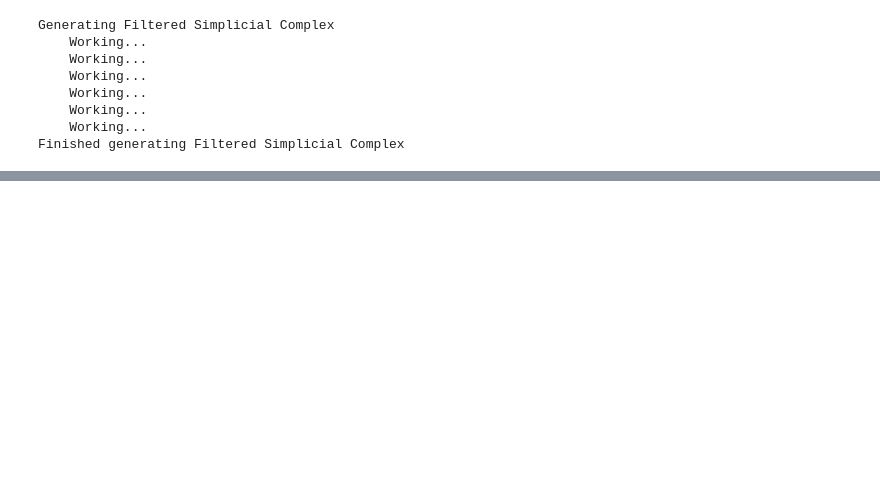
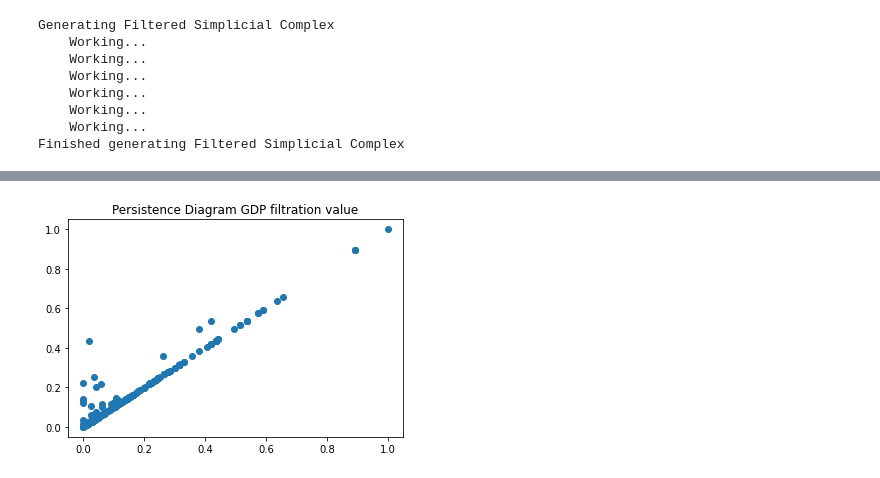
Before and after one commit to WillemSch/Topological-Learning, a Jupyter notebook: src/project/project.ipynb, the cells around one changed output, grey strips where cells are left out. Saved outputs shown, nothing was run; the diff lists cells and outputs as text; code cells hidden in the pictures; blank space fills up the shorter version.

```diff
--- a/src/project/project.ipynb
+++ b/src/project/project.ipynb
@@ -190,0 +235,37 @@ Finished generating Filtered Simplicial Complex
+# %%
+def create_gdp_filtered_complex(graph):
+    print("Generating Filtered Simplicial Complex")
+    nodes = [[node.attrs['color'], node] for node in graph.nodes]
+    nodes.sort(key=lambda x: x[0])
+    filtered_simplexes = np.ndarray((0,0))
+    labels = []
+
+    added_simplexes = []
+    for idx, n in enumerate(nodes):
+        new_complexes = [[]]
+
+        if idx % 50 == 0:
+            print(f"    Working...")
+
+        while len(new_complexes) > 0:
+            next_complexes = []
+            for complex in new_complexes:
+                filtered_simplexes = hm.add_complex(complex, filtered_simplexes)
+
+                if len(complex) == 0:
+                    added_simplexes.append((idx, len(filtered_simplexes) - 1))  # for all 0-simplexes keep a list of their index in the filtered simplicial complex
+
+                    for other, other_index in added_simplexes:  # create 1 simplexes to all neighbouring nodes
+                        if nodes[other][1] in n[1].neighbours:
+                            next_complexes.append([other_index, len(filtered_simplexes) - 1])
+                else:
+                    next_complexes += hm.new_complexes_created(complex, filtered_simplexes, max_dimensions=2)
+
+                labels.append(n[0])
+            new_complexes = next_complexes
+
+    print("Finished generating Filtered Simplicial Complex")
+    return filtered_simplexes, labels, added_simplexes
+
+
+gdp_filtered_complex, gdp_labels, gdp_index_tuples = create_gdp_filtered_complex(graph)
@@ -198,0 +297,8 @@ plt.close()
+# %%
+gdp_tuples = hm.filtered_complexes_to_tuples(gdp_filtered_complex, gdp_labels)
+plt.scatter(gdp_tuples[:, 0], gdp_tuples[:, 1])
+plt.title('Persistence Diagram GDP filtration value')
+plt.show()
+plt.close()
+# %% [output]
+[figure, added]
```
Also changed, not shown: parts of 16 cells of this notebook, 7 other files.
